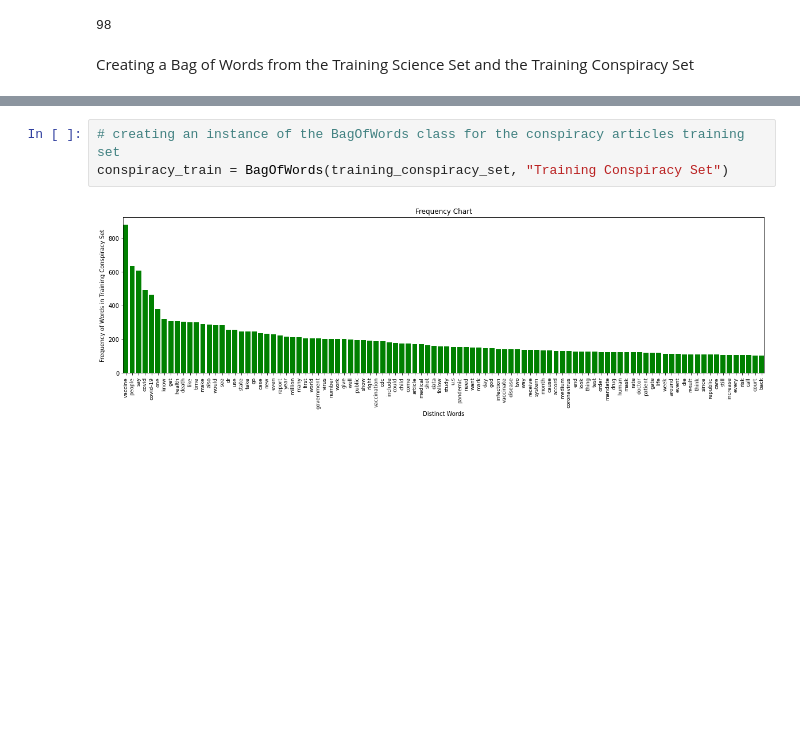
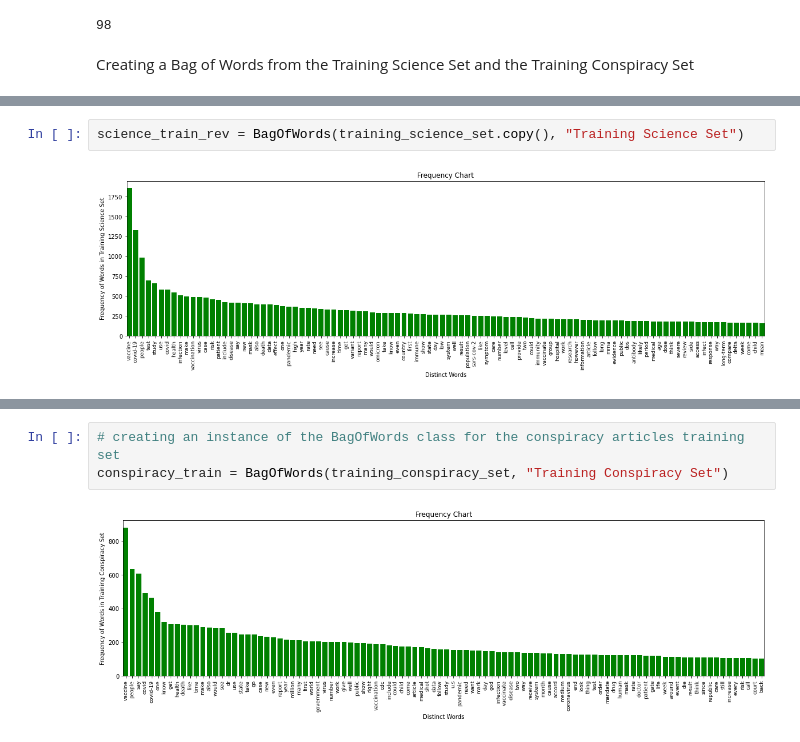
Before and after one commit to isobarbaric/TruthGuard, a Jupyter notebook: Pipeline/model_initialization.ipynb, the cells around one changed output, grey strips where cells are left out. Cells and saved outputs as stored; diff of their text form; blank space fills up the shorter version.

```diff
--- a/Pipeline/model_initialization.ipynb
+++ b/Pipeline/model_initialization.ipynb
@@ -118 +120,5 @@ science_train = BagOfWords(training_science_set, "Training Science Set")
+# %%
+science_train_rev = BagOfWords(training_science_set.copy(), "Training Science Set")
+# %% [output]
+[figure, added]
 # %%
```
Also changed, not shown: parts of 13 cells of this notebook, 3 other files.
